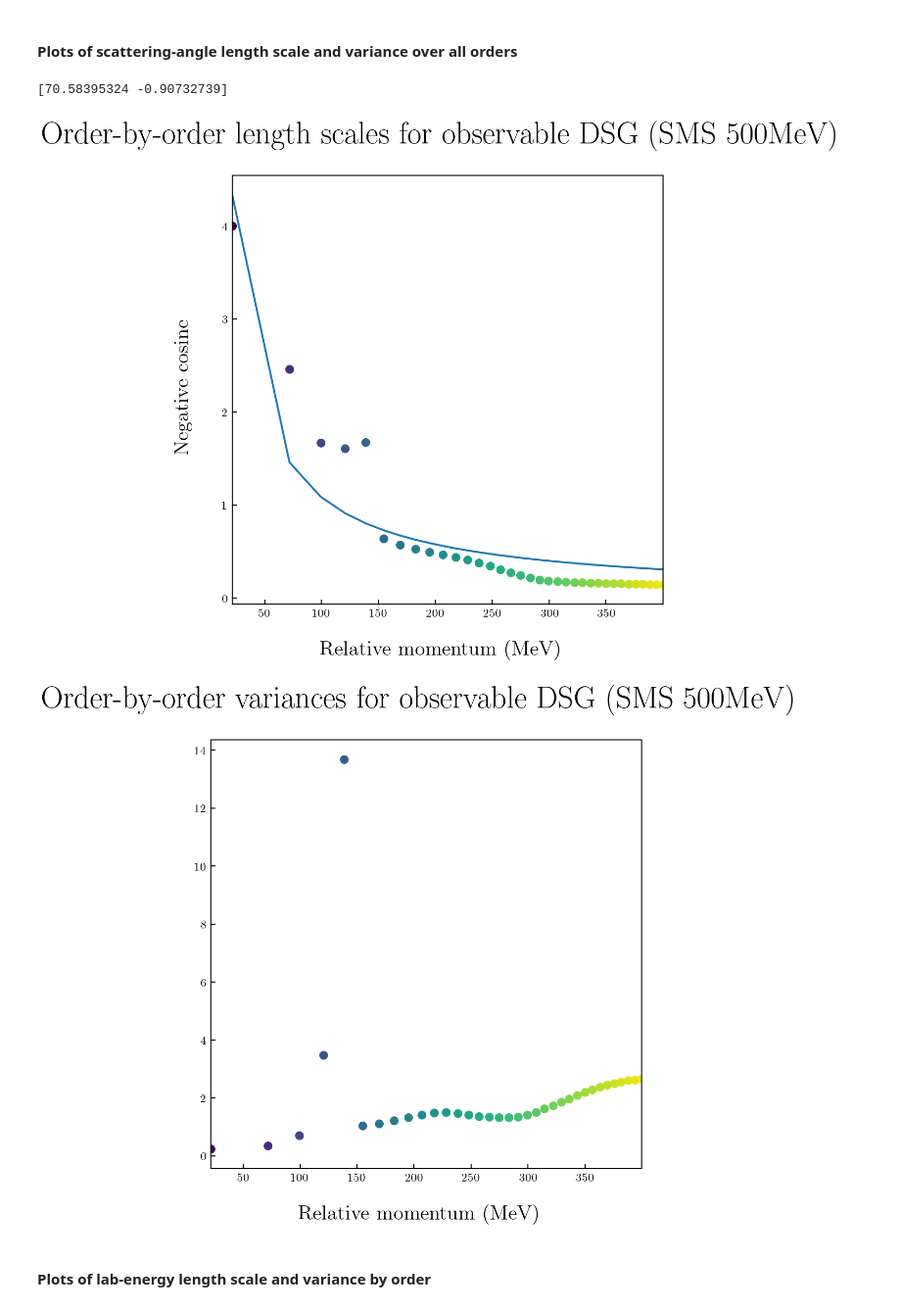
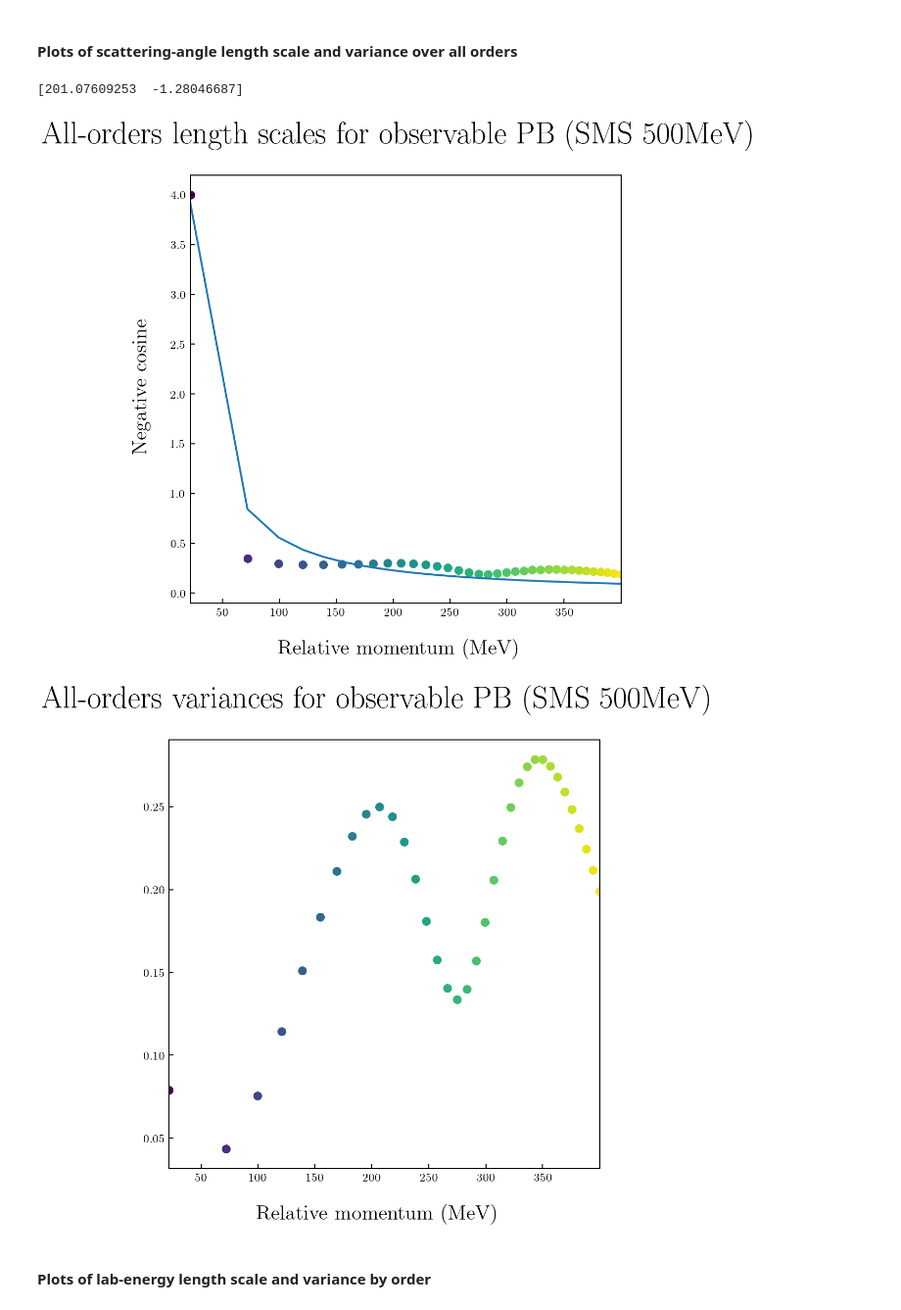
Before and after one commit to buqeye/modern_nn_potentials, a Jupyter notebook: notebooks/paper_figures_2.ipynb, the cells around one changed output. Shown at 98% size. Drawn from its saved outputs; the diff is of its cells as text; code cells hidden in the pictures.

```diff
--- a/notebooks/paper_figures_2.ipynb
+++ b/notebooks/paper_figures_2.ipynb
@@ -24,7 +24,9 @@ ScaleScheme = RKE500MeV
 t_lab = ScaleScheme.get_data("t_lab")
 
 t_lab_input = E_to_p(E_lab = t_lab, interaction = "np")
-X_train_tlab = E_to_p(E_lab = np.array([5, 21, 48, 85, 133, 192, 261]),
+# X_train_tlab = E_to_p(E_lab = np.array([5, 21, 48, 85, 133, 192, 261]),
+#                      interaction = "np")[:, None]
+X_train_tlab = E_to_p(E_lab = np.array([1, 12, 33, 65, 108, 161, 225, 300]),
                      interaction = "np")[:, None]
 t_lab_label = "Relative momentum (MeV)"
 # t_lab_input = t_lab
@@ -32,7 +34,8 @@ t_lab_label = "Relative momentum (MeV)"
 # t_lab_label = "Lab energy (MeV)"
 
 X_tlab = t_lab_input[:, None]
-t_lab_subset = t_lab_input[0::10]
+# t_lab_subset = t_lab_input[0::10]
+t_lab_subset = X_train_tlab[:, 0]
 
 degrees = ScaleScheme.get_data("degrees")
 
@@ -40,22 +43,20 @@ degrees = ScaleScheme.get_data("degrees")
 # X_train_deg = np.array([1, 30, 60, 90, 120, 150, 179])[:, None]
 # degrees_label = "Scattering angle (degrees)"
 degrees_input = -np.cos(np.radians(degrees))
-X_train_deg = -np.cos(np.radians(np.array([1, 30, 60, 90, 120, 150, 179])))[:, None]
+# X_train_deg = -np.cos(np.radians(np.array([1, 30, 60, 90, 120, 150, 179])))[:, None]
+X_train_deg = -np.cos(np.radians(np.array([41, 60, 76, 90, 104, 120, 139])))[:, None]
 degrees_label = "Negative cosine"
 
 X_deg = degrees_input[:, None]
-degrees_subset = degrees_input[0::10]
-# degrees_subset = np.linspace(start = np.min(degrees_input),
-#                            stop = np.max(degrees_input),
-#                            num = 35,
-#                            dtype = int)
+# degrees_subset = degrees_input[0::10]
+degrees_subset = X_train_deg[:, 0]
 
 # extracts data
-obs_data_name = "DSG"
+obs_data_name = "PB"
 obs_data = ScaleScheme.get_data(obs_data_name)
 
-Lambda_b_coeffs = 600
-mpi_eff_coeffs = 200
+Lambda_b_coeffs = 511
+mpi_eff_coeffs = 40
 
 # sets reference scale
 if obs_data_name == "DSG":
@@ -82,3 +83,12 @@ coeffs_flattened = gm.coefficients(
             ref=np.reshape(yref, np.shape(yref)[0] * np.shape(yref)[1]),
             orders=ScaleScheme.orders_full)
 coeffs_surfaces = np.reshape(coeffs_flattened.T, np.shape(obs_data))
+# %%
+mpl.rc(
+        "savefig",
+        transparent=False,
+        bbox="tight",
+        pad_inches=0.05,
+        dpi=300,
+        format="png",
+    )
@@ -113,6 +201,14 @@ for o in range(np.shape(coeffs_surfaces)[0] - 1):
     (axs_tlab_coeffs.flat)[o].text(0.8, 0.2,
                        rf'$c_{{{ScaleScheme.orders_full[o + 1]}}}$',
                        transform=(axs_tlab_coeffs.flat)[o].transAxes,
+                       size = 24)
+    (axs_tlab_ls.flat)[o].text(0.8, 0.2,
+                       rf'$c_{{{ScaleScheme.orders_full[o + 1]}}}$',
+                       transform=(axs_tlab_ls.flat)[o].transAxes,
+                       size = 24)
+    (axs_tlab_var.flat)[o].text(0.8, 0.2,
+                       rf'$c_{{{ScaleScheme.orders_full[o + 1]}}}$',
+                       transform=(axs_tlab_var.flat)[o].transAxes,
                        size = 24)
 
     for t in t_lab_subset:
@@ -177,7 +273,7 @@ fig_tlab_var.savefig('figures2/' + 'var' + '_' + 'tlab_slices' + '_' + 'orderbyo
 fig_tlab_ls_all, axs_tlab_ls_all = plt.subplots(1, 1, sharex = True, sharey=True, figsize=(6, 6))
 fig_tlab_ls_all.supxlabel(t_lab_label, size = 16)
 fig_tlab_ls_all.supylabel(degrees_label, size = 16)
-fig_tlab_ls_all.suptitle('Order-by-order length scales for observable ' + obs_data_name + " (" +
+fig_tlab_ls_all.suptitle('All-orders length scales for observable ' + obs_data_name + " (" +
              ScaleScheme.potential_string + " " + ScaleScheme.cutoff_string + ")", size = 24)
 # axs_tlab_ls_all.semilogx()
 # axs_tlab_ls_all.semilogy()
@@ -187,7 +283,7 @@ axs_tlab_ls_all_array = np.array([])
 # create figure with n_orders subplots
 fig_tlab_var_all, axs_tlab_var_all = plt.subplots(1, 1, sharex = True, sharey=True, figsize=(6, 6))
 fig_tlab_var_all.supxlabel(t_lab_label, size = 16)
-fig_tlab_var_all.suptitle('Order-by-order variances for observable ' + obs_data_name + " (" +
+fig_tlab_var_all.suptitle('All-orders variances for observable ' + obs_data_name + " (" +
              ScaleScheme.potential_string + " " + ScaleScheme.cutoff_string + ")", size = 24)
 # axs_tlab_var_all.semilogx()
 # axs_tlab_var_all.semilogy()
@@ -221,36 +317,36 @@ for t in t_lab_subset:
                 underlying_std,
                 c = mpl.cm.ScalarMappable(norm=norm_tlab, cmap=cmap_tlab).to_rgba(t))
 
 # sets fitting function and plots the results
 def power(x, a, b):
     return a * x**b
 def exponent(x, a, b):
     return a * np.exp(b * x)
 
 popt_power, pcov_power = curve_fit(power, t_lab_subset, axs_tlab_ls_all_array)
 print(popt_power)
 axs_tlab_ls_all.plot(t_lab_subset, power(t_lab_subset, *popt_power))
 
 # popt_exponent, pcov_exponent = curve_fit(exponent,
 #                                          t_lab_subset,
 #                                          axs_tlab_ls_all_array,
 #                                          p0=(241, -0.00846))
 # print(popt_exponent)
 # axs_tlab_ls_all.plot(t_lab_subset, exponent(t_lab_subset, *popt_exponent))
 
 # saves figures
 fig_tlab_ls_all.savefig('figures2/' + 'ls' + '_' + 'tlab_slices' + '_' + 'allorders' + '_' +
                     ScaleScheme.potential_string + ScaleScheme.cutoff_string + '_' +
                     obs_data_name + '_Q' + Q_type + '_' + p_type + '_' + 'prel' + '_' +
                     'degrees')
 fig_tlab_var_all.savefig('figures2/' + 'var' + '_' + 'tlab_slices' + '_' + 'allorders' + '_' +
                     ScaleScheme.potential_string + ScaleScheme.cutoff_string + '_' +
                     obs_data_name + '_Q' + Q_type + '_' + p_type + '_' + 'prel' + '_' +
                     'degrees')
 # %% [output]
-[70.58395324 -0.90732739]
+[201.07609253  -1.28046687]
-[figure, old version]
+[figure, new version]
-[figure, old version]
+[figure, new version]
 # %% [markdown]
 #### Plots of lab-energy length scale and variance by order
 # %%
```
Also changed, not shown: parts of 7 cells of this notebook, 14 other files.
